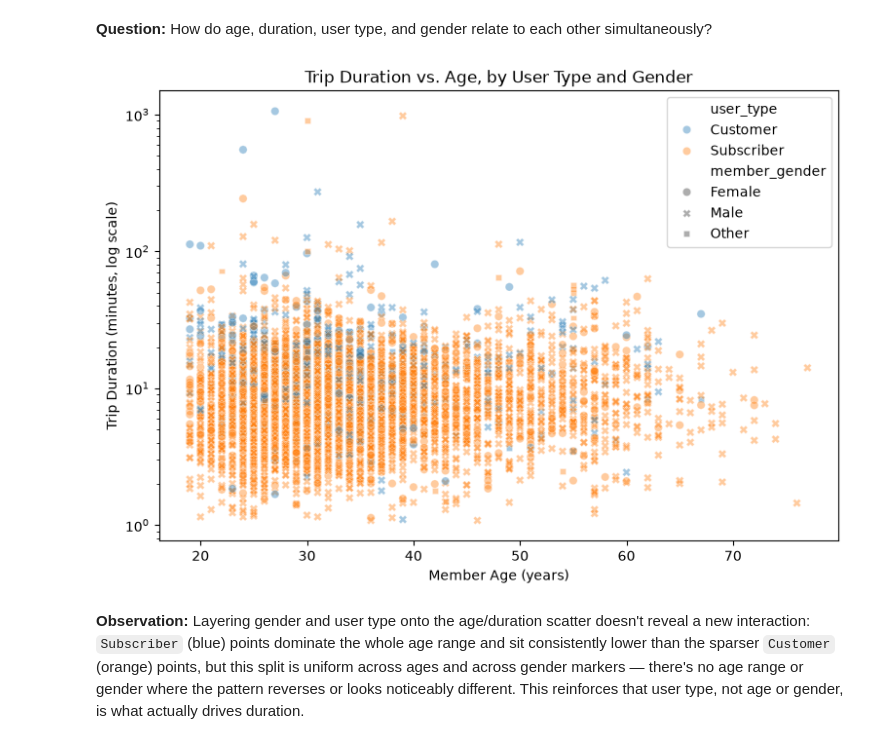
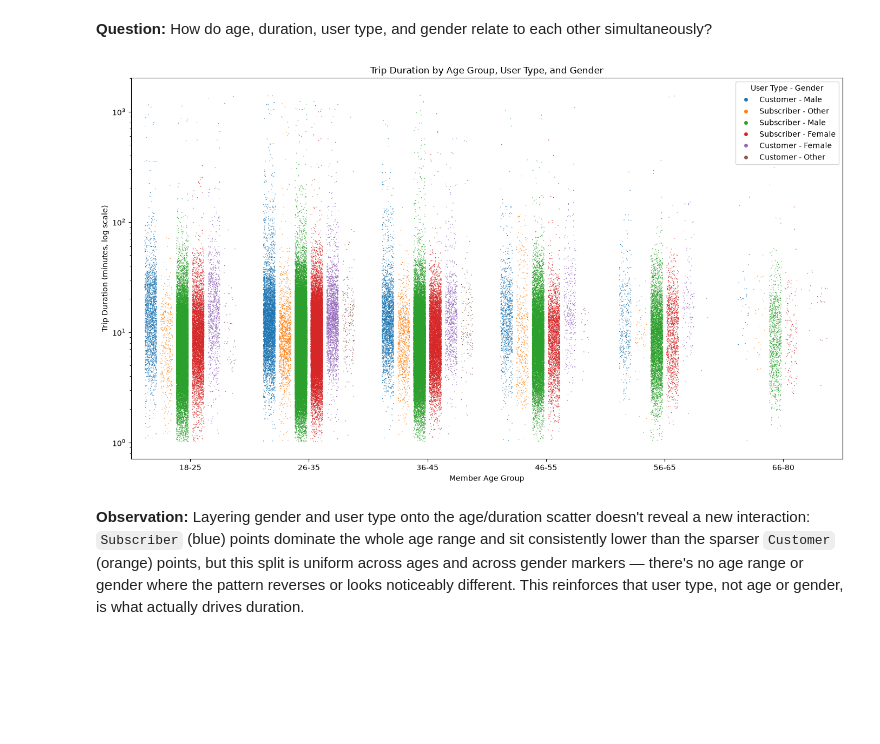
Before and after one commit to bnwiran/udacity-data-visualization, a Jupyter notebook: Part_I_exploration.ipynb, the cells around one changed output. Cells and saved outputs as stored; diff of their text form; code cells hidden in the pictures; blank space fills up the shorter version.

```diff
--- a/Part_I_exploration.ipynb
+++ b/Part_I_exploration.ipynb
@@ -406,16 +406,45 @@ g.set_titles('{col_name}');
 # %% [markdown]
 **Question:** How do age, duration, user type, and gender relate to each other simultaneously?
 # %%
-sample = cleaned_rides_df.sample(6000, random_state=1)
+cleaned_rides_df['age_bin'] = pd.cut(
+    cleaned_rides_df['age'],
+    bins=[18, 25, 35, 45, 55, 65, 80],
+    labels=['18-25', '26-35', '36-45', '46-55', '56-65', '66-80'],
+    include_lowest=True
+)
 
-plt.figure(figsize=(9, 6))
-sns.scatterplot(data=sample, x='age', y='duration_min', hue='user_type', style='member_gender', alpha=0.4)
+cleaned_rides_df['user_gender'] = (
+    cleaned_rides_df['user_type'].astype(str) + ' - ' +
+    cleaned_rides_df['member_gender'].astype(str)
+)
+
+plt.figure(figsize=(14, 8))
+
+sns.stripplot(
+    data=cleaned_rides_df,
+    x='age_bin',
+    y='duration_min',
+    hue='user_gender',
+    jitter=0.3,
+    dodge=True,
+    alpha=1,
+    size=1
+)
+
 plt.yscale('log')
-plt.xlabel('Member Age (years)')
+plt.xlabel('Member Age Group')
 plt.ylabel('Trip Duration (minutes, log scale)')
-plt.title('Trip Duration vs. Age, by User Type and Gender');
+plt.title('Trip Duration by Age Group, User Type, and Gender')
+plt.legend(
+    title='User Type - Gender',
+    markerscale=5,
+    loc='upper right'
+)
+
+plt.tight_layout()
+plt.show()
 # %% [output]
-[figure, old version]
+[figure, new version]
 # %% [markdown]
 **Observation:** Layering gender and user type onto the age/duration scatter doesn't reveal a new interaction: `Subscriber` (blue) points dominate the whole age range and sit consistently lower than the sparser `Customer` (orange) points, but this split is uniform across ages and across gender markers — there's no age range or gender where the pattern reverses or looks noticeably different. This reinforces that user type, not age or gender, is what actually drives duration.
 # %% [markdown]
```
Also changed, not shown: parts of 8 cells of this notebook.
